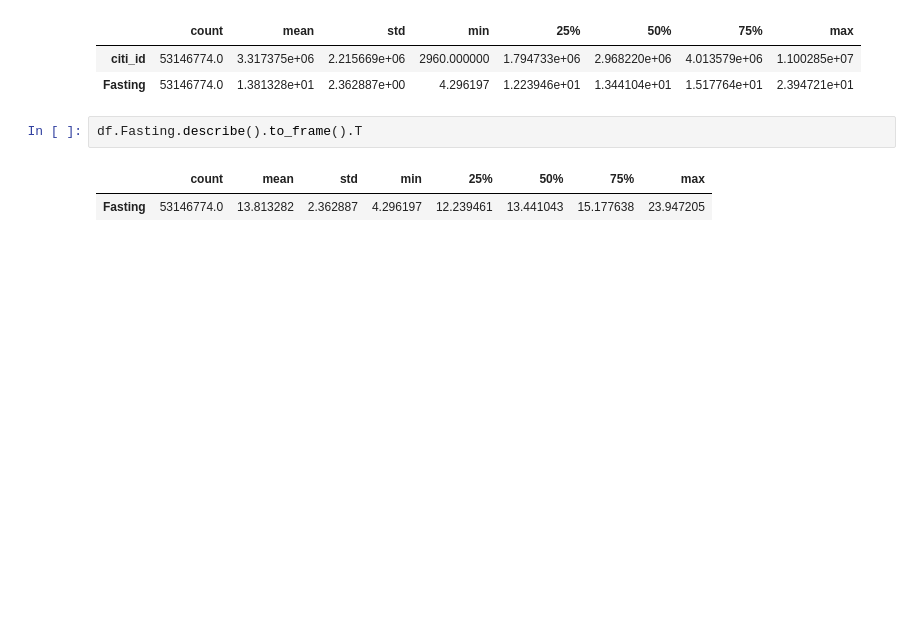
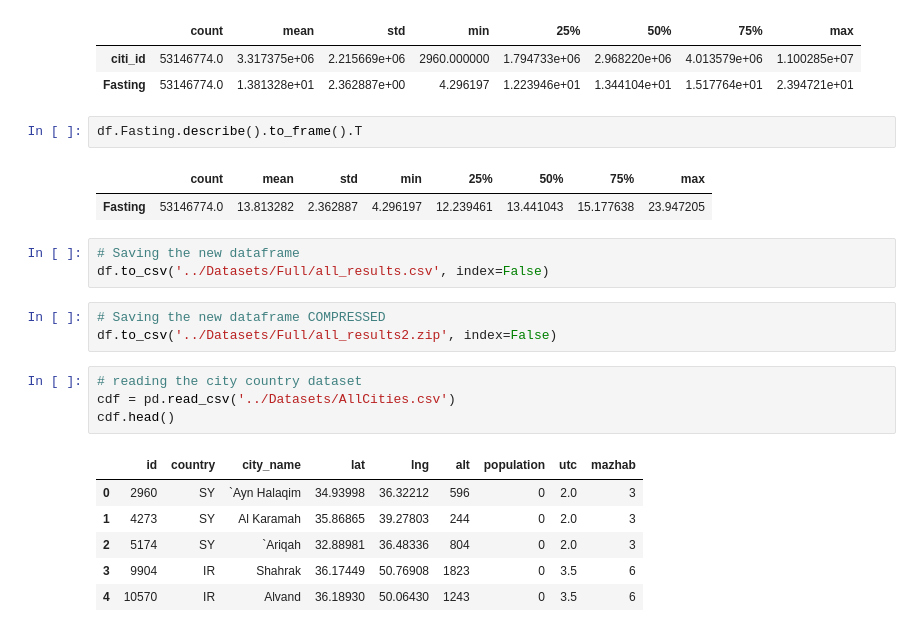
Before and after one commit to drnesr/PrayerTimesStudies, a Jupyter notebook: Code/AnalyzingPrayerTimes01.ipynb, the cells around one changed output. Saved outputs shown, nothing was run; the diff lists cells and outputs as text; blank space fills up the shorter version.

```diff
--- a/Code/AnalyzingPrayerTimes01.ipynb
+++ b/Code/AnalyzingPrayerTimes01.ipynb
@@ -100,3 +100,20 @@ df.Fasting.describe().to_frame().T
 # %% [output]
 |  | count | mean | std | min | 25% | 50% | 75% | max |
 | Fasting | 53146774.0 | 13.813282 | 2.362887 | 4.296197 | 12.239461 | 13.441043 | 15.177638 | 23.947205 |
+# %%
+# Saving the new dataframe
+df.to_csv('../Datasets/Full/all_results.csv', index=False)
+# %%
+# Saving the new dataframe COMPRESSED
+df.to_csv('../Datasets/Full/all_results2.zip', index=False)
+# %%
+# reading the city country dataset
+cdf = pd.read_csv('../Datasets/AllCities.csv')
+cdf.head()
+# %% [output]
+|  | id | country | city_name | lat | lng | alt | population | utc | mazhab |
+| 0 | 2960 | SY | `Ayn Halaqim | 34.93998 | 36.32212 | 596 | 0 | 2.0 | 3 |
+| 1 | 4273 | SY | Al Karamah | 35.86865 | 39.27803 | 244 | 0 | 2.0 | 3 |
+| 2 | 5174 | SY | `Ariqah | 32.88981 | 36.48336 | 804 | 0 | 2.0 | 3 |
+| 3 | 9904 | IR | Shahrak | 36.17449 | 50.76908 | 1823 | 0 | 3.5 | 6 |
+| 4 | 10570 | IR | Alvand | 36.18930 | 50.06430 | 1243 | 0 | 3.5 | 6 |
```
Also changed, not shown: parts of 10 cells of this notebook, 1 other file.
